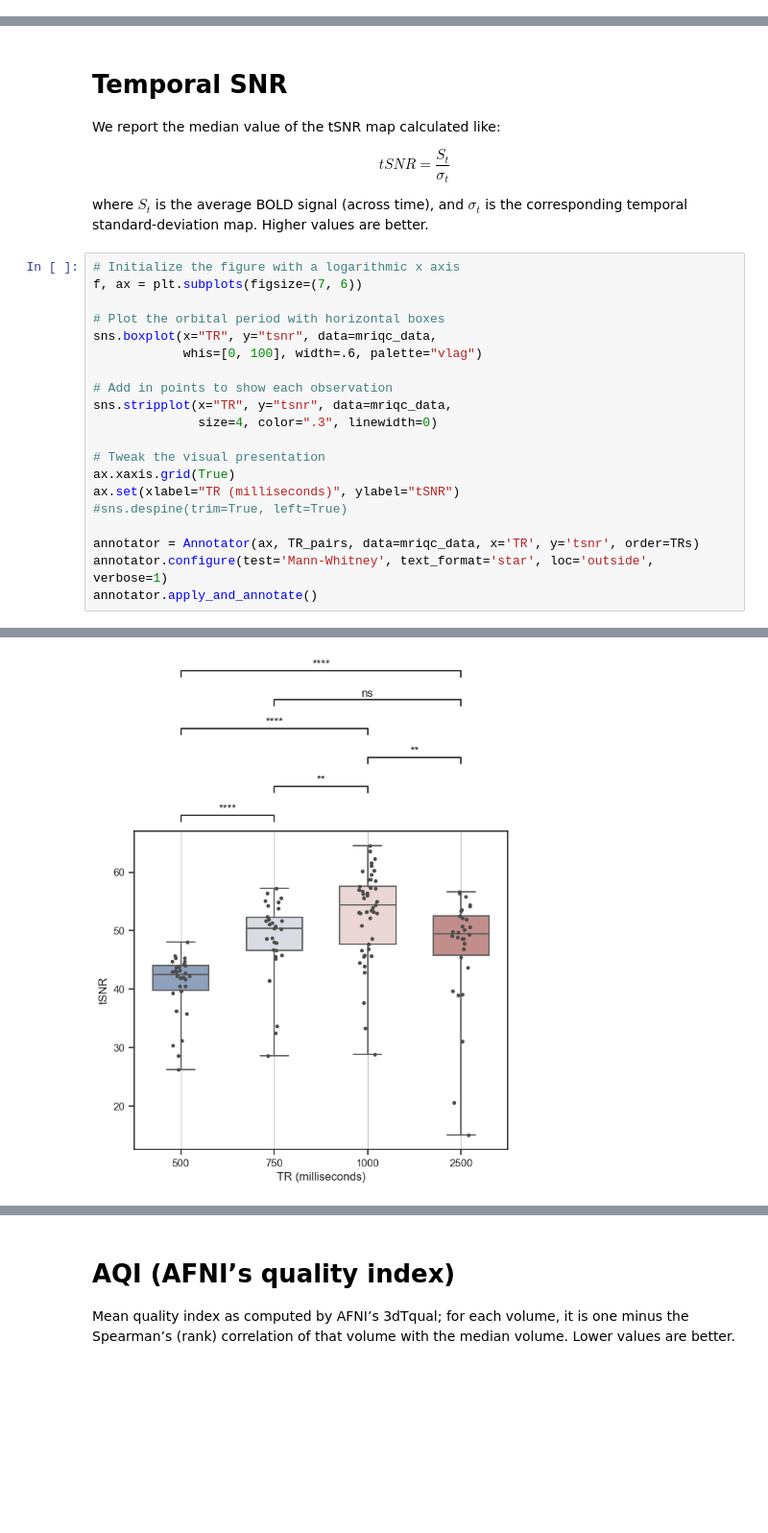
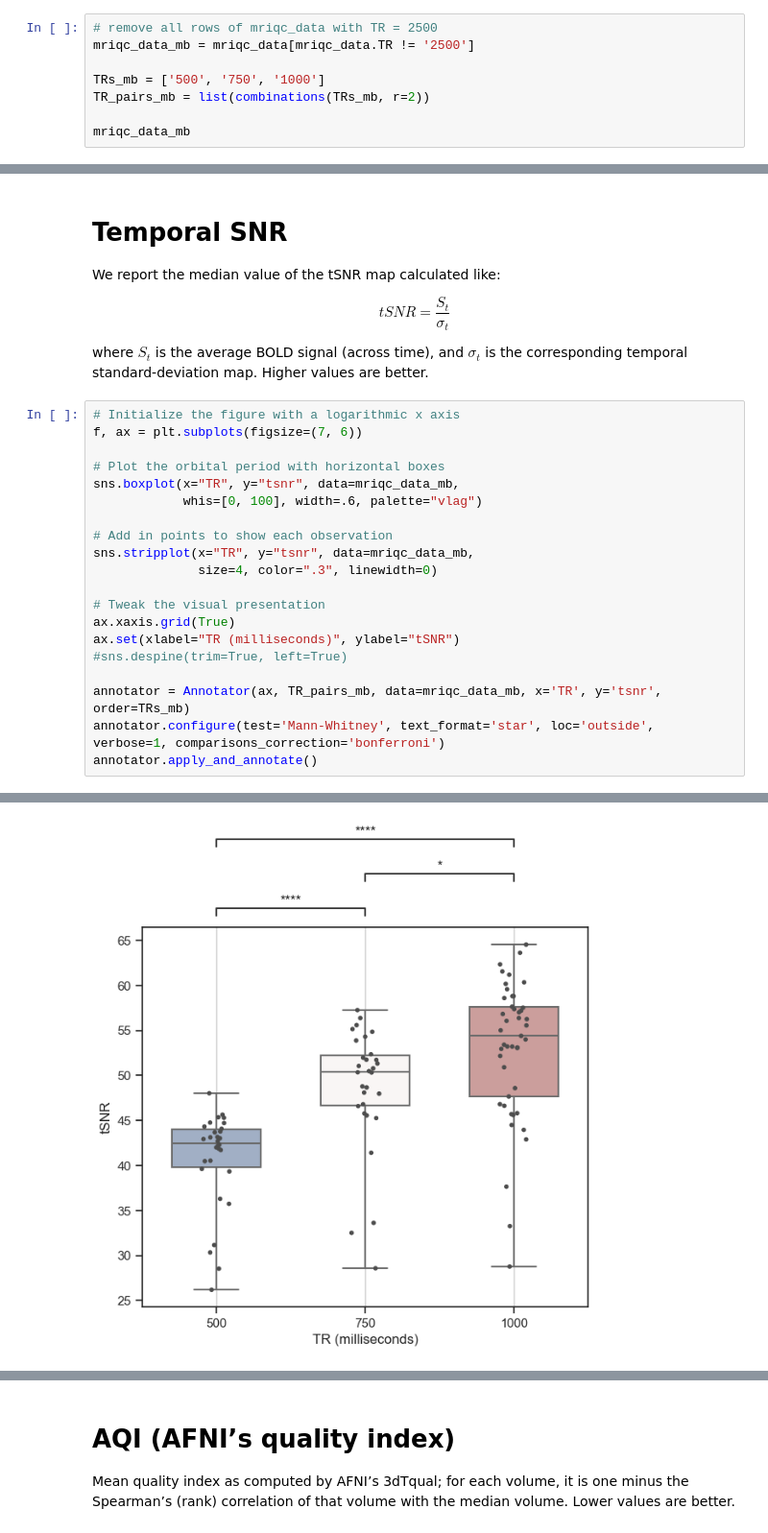
Before and after one commit to CIBIT-UC/vpmbtr, a Jupyter notebook: scripts/mriqc.ipynb, the cells around one changed output, grey strips where cells are left out. Shown at 96% size. Cells and saved outputs as stored; diff of their text form; blank space fills up the shorter version.

```diff
--- a/scripts/mriqc.ipynb
+++ b/scripts/mriqc.ipynb
@@ -54,3 +54,11 @@ mriqc_data.head()
 | 3 | sub-01_task-AA_acq-2500_run-1_bold | 0.000578 | 0.003224 | 0 | 32.594990 | 1.197928 | 0.989386 | 0.577387 | 235.130478 | 0.055899 | ... |
 | 4 | sub-01_task-UA_acq-0500_run-1_bold | 0.000574 | 0.012481 | 4 | 38.444725 | 1.185641 | 1.003976 | 0.559465 | 2759.964600 | 0.142584 | ... |
 5 rows × 46 columns
+# %%
+# remove all rows of mriqc_data with TR = 2500
+mriqc_data_mb = mriqc_data[mriqc_data.TR != '2500']
+
+TRs_mb = ['500', '750', '1000']
+TR_pairs_mb = list(combinations(TRs_mb, r=2))
+
+mriqc_data_mb
@@ -146,11 +158,11 @@ where $S_t$ is the average BOLD signal (across time), and $\sigma_t$ is the corr
 f, ax = plt.subplots(figsize=(7, 6))
 
 # Plot the orbital period with horizontal boxes
-sns.boxplot(x="TR", y="tsnr", data=mriqc_data,
+sns.boxplot(x="TR", y="tsnr", data=mriqc_data_mb,
             whis=[0, 100], width=.6, palette="vlag")
 
 # Add in points to show each observation
-sns.stripplot(x="TR", y="tsnr", data=mriqc_data,
+sns.stripplot(x="TR", y="tsnr", data=mriqc_data_mb,
               size=4, color=".3", linewidth=0)
 
 # Tweak the visual presentation
@@ -158,8 +170,8 @@ ax.xaxis.grid(True)
 ax.set(xlabel="TR (milliseconds)", ylabel="tSNR")
 #sns.despine(trim=True, left=True)
 
-annotator = Annotator(ax, TR_pairs, data=mriqc_data, x='TR', y='tsnr', order=TRs)
-annotator.configure(test='Mann-Whitney', text_format='star', loc='outside', verbose=1)
+annotator = Annotator(ax, TR_pairs_mb, data=mriqc_data_mb, x='TR', y='tsnr', order=TRs_mb)
+annotator.configure(test='Mann-Whitney', text_format='star', loc='outside', verbose=1, comparisons_correction='bonferroni')
 annotator.apply_and_annotate()
 # %% [output]
 p-value annotation legend:
@@ -184,5 +190,5 @@ p-value annotation legend:
   <statannotations.Annotation.Annotation at 0x...>])
-[figure, old version]
+[figure, new version]
 # %%
 #| label: mriqc_tsnr
 f
```
Also changed, not shown: parts of 10 cells of this notebook, 1 other file.
